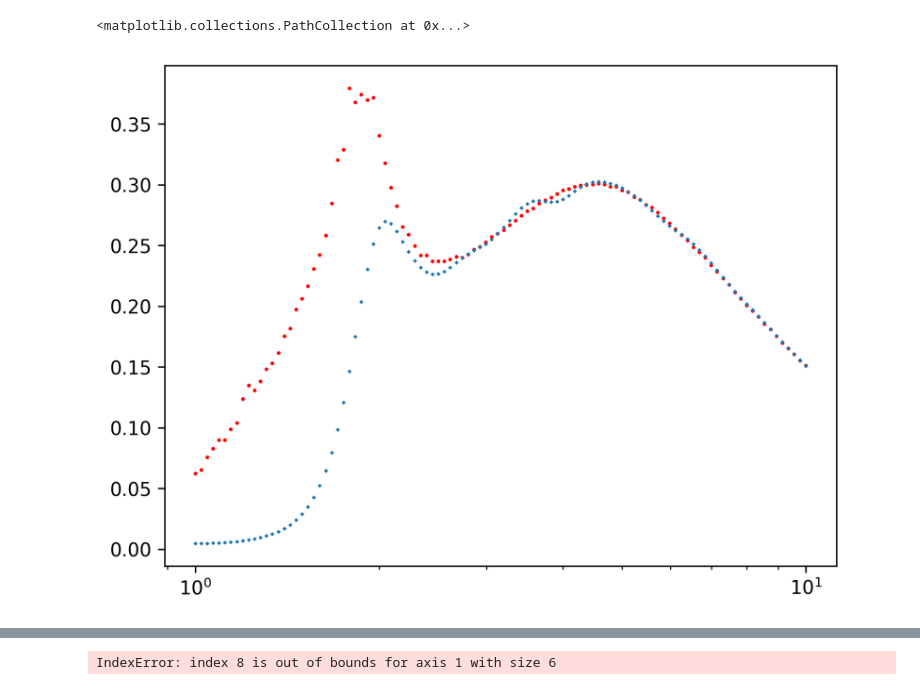
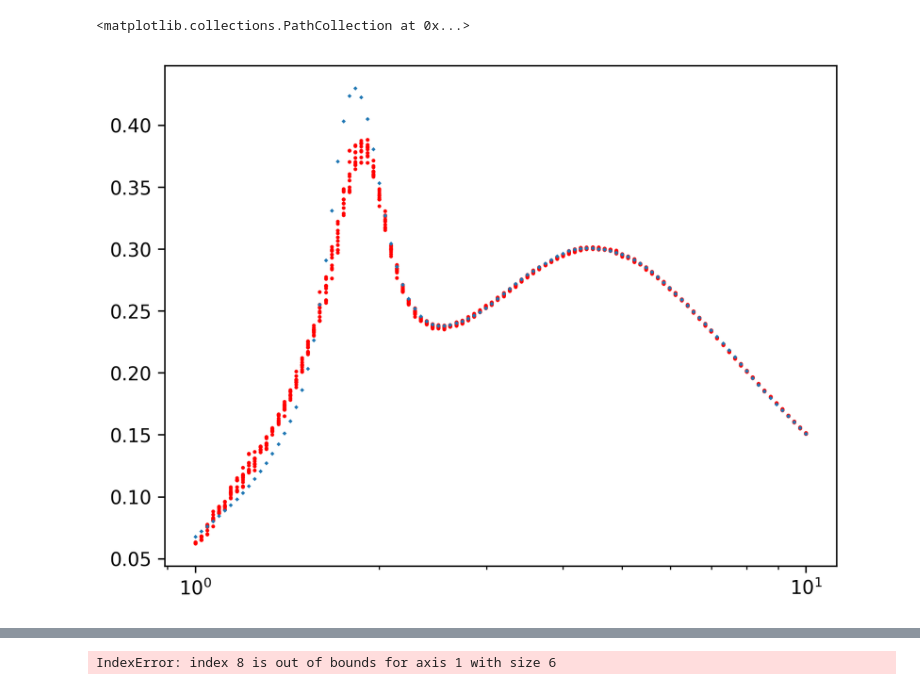
Before and after one commit to Faikert/replica_exchange_wang_landau, a Jupyter notebook: test.ipynb, the cells around one changed output, grey strips where cells are left out. Drawn from its saved outputs; the diff is of its cells as text; code cells hidden in the pictures.

```diff
--- a/test.ipynb
+++ b/test.ipynb
@@ -4,16 +4,16 @@ import numpy as np
 # %%
 plt.figure(dpi=300)
 plt.xscale("log")
 # a = np.loadtxt(f"apamea_N320.out")
 # plt.scatter(a[:, 0], a[:, 1], s=1, c="red")
 # a = np.loadtxt("apamea_N320_thermo.csv", delimiter=",", skiprows=1)
 # plt.scatter(a[:, 0], a[:, 3] / 320, s=1, marker="x")
-
-a = np.loadtxt(f"apamea_N720.out")
-plt.scatter(a[:, 0], a[:, 1], s=1, c="red")
+for i in range(10):
+    a = np.loadtxt(f"apamea_N720_{i}.out")
+    plt.scatter(a[:, 0], a[:, 1], s=1, c="red")
 a = np.loadtxt("apamea_N720_thermo.csv", delimiter=",", skiprows=1)
 plt.scatter(a[:, 0], a[:, 3] / 720, s=1, marker="x")
 # %% [output]
 <matplotlib.collections.PathCollection at 0x...>
-[figure, old version]
+[figure, new version]
 # %%
```
Also changed, not shown: parts of 6 cells of this notebook, 12 other files.
